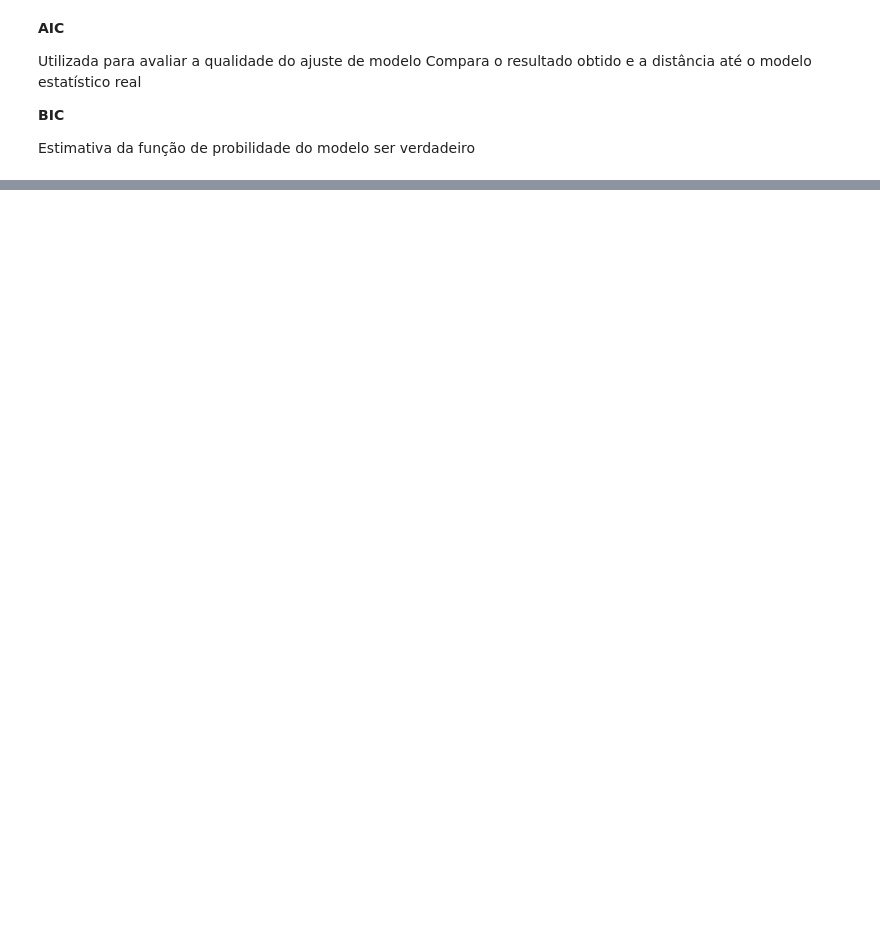
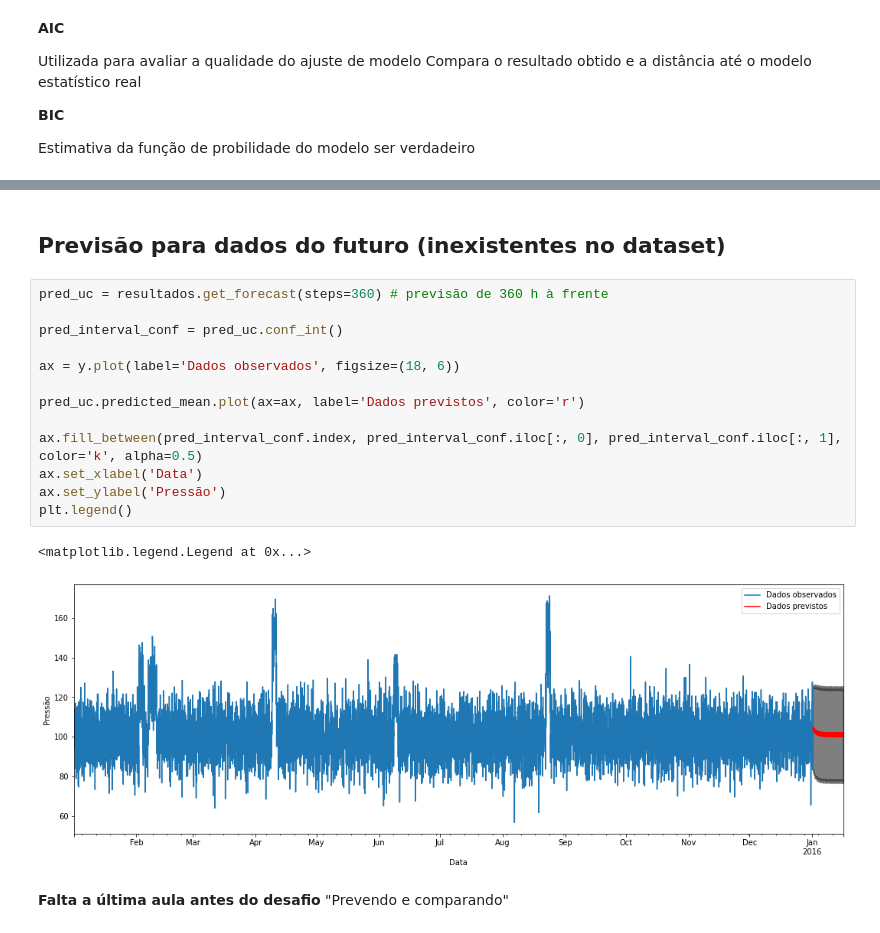
Before and after one commit to victorpecine/forecast, a Jupyter notebook: Microsoft_Azure_Predictive_Maintenance.ipynb, the cells around one changed output, grey strips where cells are left out. Drawn from its saved outputs; the diff is of its cells as text; blank space fills up the shorter version.

```diff
--- a/Microsoft_Azure_Predictive_Maintenance.ipynb
+++ b/Microsoft_Azure_Predictive_Maintenance.ipynb
@@ -432,0 +568,21 @@ Estimativa da função de probilidade do modelo ser verdadeiro
+# %% [markdown]
+## Previsão para dados do futuro (inexistentes no dataset)
+# %%
+pred_uc = resultados.get_forecast(steps=360) # previsão de 360 h à frente
+
+pred_interval_conf = pred_uc.conf_int()
+
+ax = y.plot(label='Dados observados', figsize=(18, 6))
+
+pred_uc.predicted_mean.plot(ax=ax, label='Dados previstos', color='r')
+
+ax.fill_between(pred_interval_conf.index, pred_interval_conf.iloc[:, 0], pred_interval_conf.iloc[:, 1], color='k', alpha=0.5)
+ax.set_xlabel('Data')
+ax.set_ylabel('Pressão')
+plt.legend()
+# %% [output]
+<matplotlib.legend.Legend at 0x...>
+[figure, added]
+# %% [markdown]
+**Falta a última aula antes do desafio**
+"Prevendo e comparando"
```
Also changed, not shown: parts of 22 cells of this notebook.
